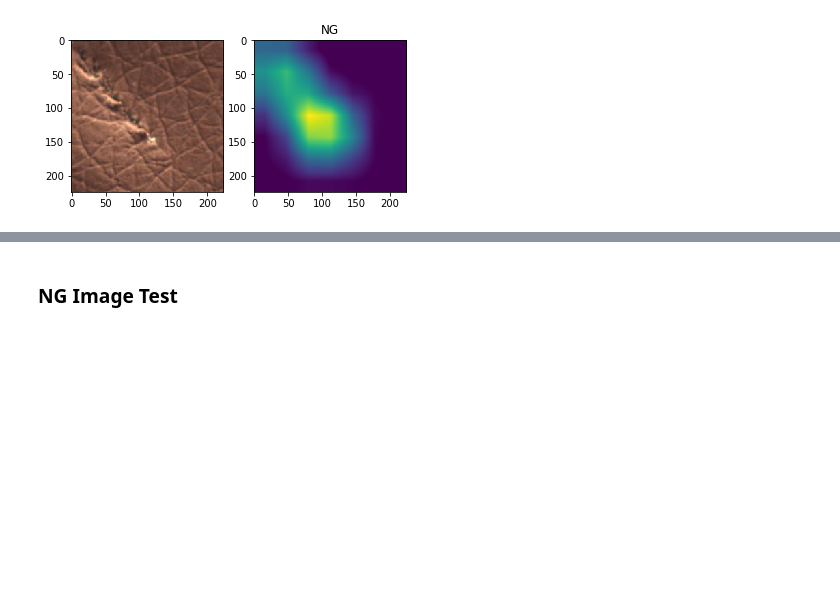
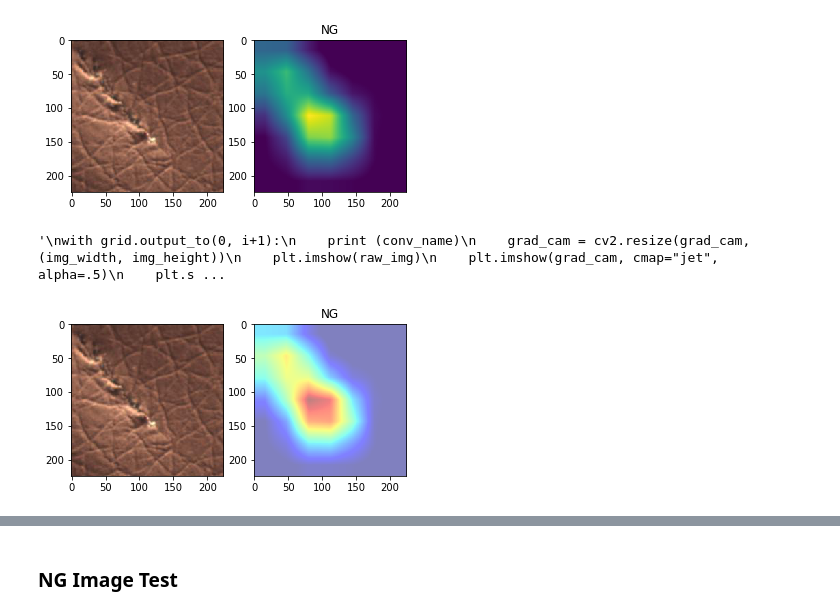
Before and after one commit to iskra3138/colab_repo, a Jupyter notebook: UofT_XAI_MVTEC.ipynb, the cells around one changed output, grey strips where cells are left out. Saved outputs shown, nothing was run; the diff lists cells and outputs as text; code cells hidden in the pictures; blank space fills up the shorter version.

```diff
--- a/UofT_XAI_MVTEC.ipynb
+++ b/UofT_XAI_MVTEC.ipynb
@@ -168,5 +211,5 @@ ls '/gdrive/My Drive/MVTEC_LEATHER/EXP/Test/NG'
 # %%
-image_path = "/gdrive/My Drive/MVTEC_LEATHER/EXP/Test/NG/cut_017_8_5.jpg"
+image_path = "/gdrive/My Drive/MVTEC_LEATHER/DATA/Test/NG/cut_017_8_5.jpg"
 
 test_img_load = image.load_img(image_path, target_size=(224,224,3))
 plt.imshow(test_img_load)
@@ -214,3 +257,12 @@ plt.title(CLASSES[int(prediction)])
 # %% [output]
 Text(0.5, 1.0, 'NG')
 [figure]
+# %%
+plt.subplot(121)
+plt.imshow(test_img_load)
+plt.subplot(122)
+plt.imshow(Y2[0, :, :, int(prediction)], cmap="jet", alpha=.5)
+plt.title(CLASSES[int(prediction)])
+# %% [output]
+'\nwith grid.output_to(0, i+1):\n    print (conv_name)\n    grad_cam = cv2.resize(grad_cam, (img_width, img_height))\n    plt.imshow(raw_img)\n    plt.imshow(grad_cam, cmap="jet", alpha=.5)\n    plt.s ...
+[figure, added]
```
Also changed, not shown: parts of 6 cells of this notebook.
